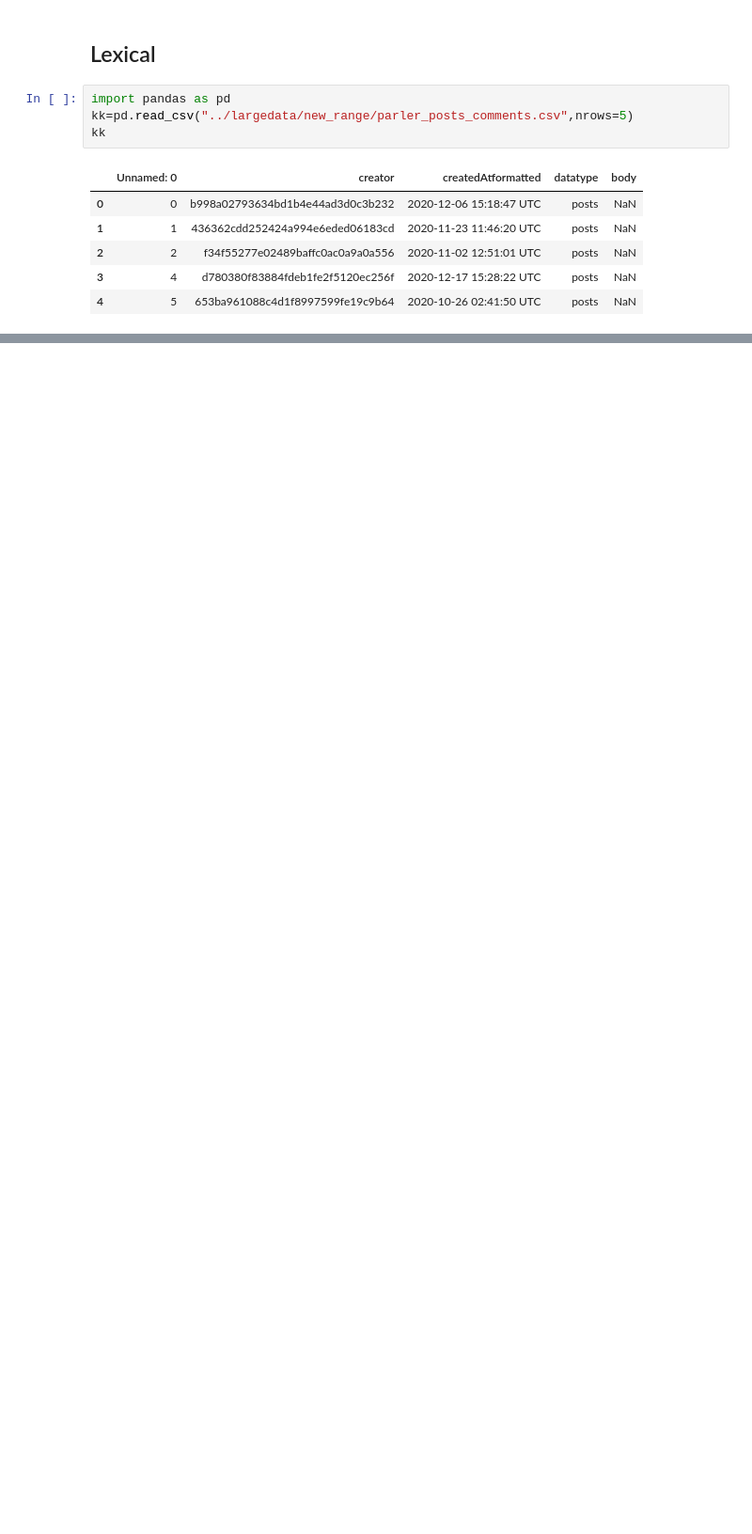
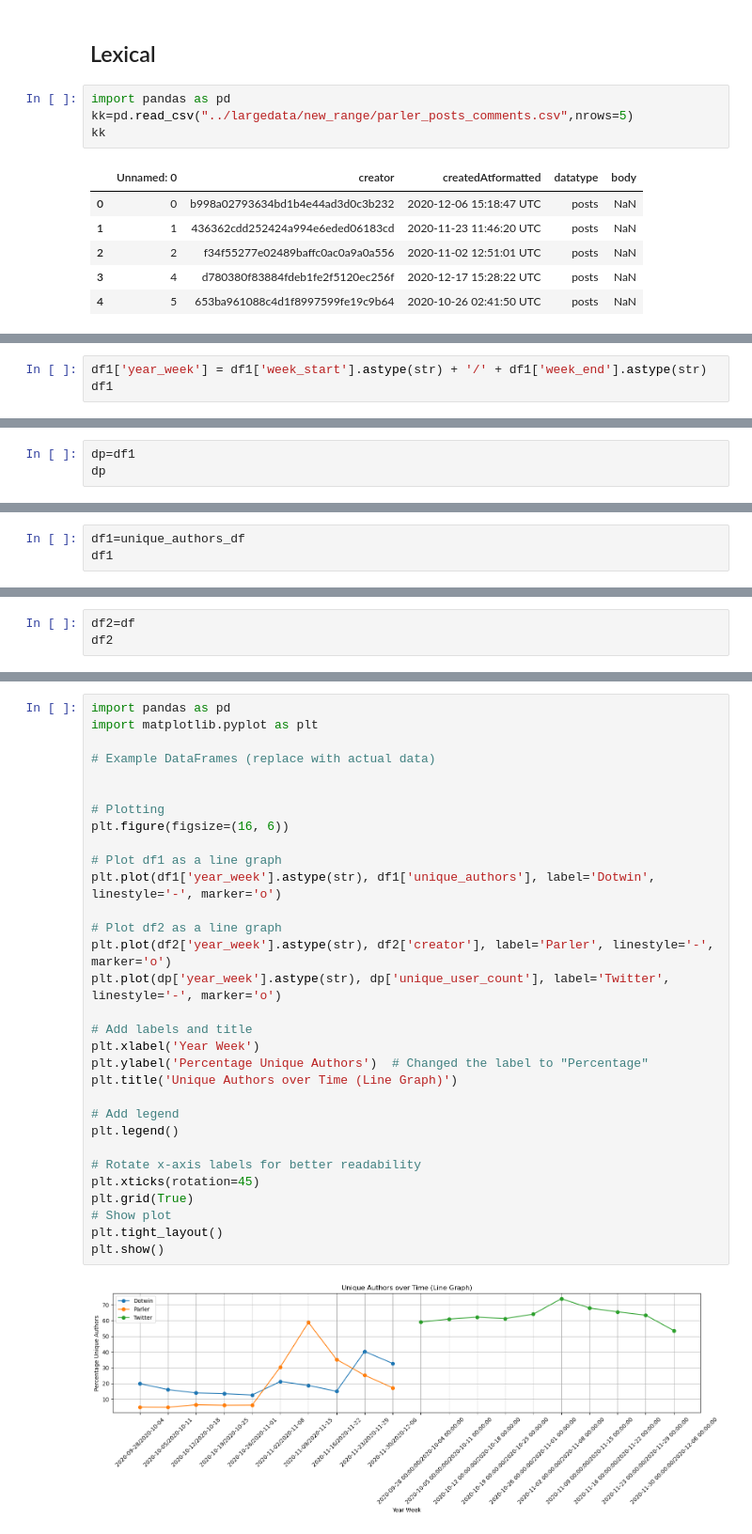
Before and after one commit to nmrastogi/QAnon, a Jupyter notebook: same_range.ipynb, the cells around one changed output, grey strips where cells are left out. Shown at 94% size. Cells and saved outputs as stored; diff of their text form; blank space fills up the shorter version.

```diff
--- a/same_range.ipynb
+++ b/same_range.ipynb
@@ -3125,0 +3266,3 @@ kk
+# %%
+df1['year_week'] = df1['week_start'].astype(str) + '/' + df1['week_end'].astype(str)
+df1
@@ -3125,0 +3281,3 @@ kk
+# %%
+dp=df1
+dp
@@ -3125,0 +3296,3 @@ kk
+# %%
+df1=unique_authors_df
+df1
@@ -3125,0 +3311,3 @@ kk
+# %%
+df2=df
+df2
@@ -3125,0 +3326,33 @@ kk
+# %%
+import pandas as pd
+import matplotlib.pyplot as plt
+
+# Example DataFrames (replace with actual data)
+
+
+# Plotting
+plt.figure(figsize=(16, 6))
+
+# Plot df1 as a line graph
+plt.plot(df1['year_week'].astype(str), df1['unique_authors'], label='Dotwin', linestyle='-', marker='o')
+
+# Plot df2 as a line graph
+plt.plot(df2['year_week'].astype(str), df2['creator'], label='Parler', linestyle='-', marker='o')
+plt.plot(dp['year_week'].astype(str), dp['unique_user_count'], label='Twitter', linestyle='-', marker='o')
+
+# Add labels and title
+plt.xlabel('Year Week')
+plt.ylabel('Percentage Unique Authors')  # Changed the label to "Percentage"
+plt.title('Unique Authors over Time (Line Graph)')
+
+# Add legend
+plt.legend()
+
+# Rotate x-axis labels for better readability
+plt.xticks(rotation=45)
+plt.grid(True)
+# Show plot
+plt.tight_layout()
+plt.show()
+# %% [output]
+[figure, added]
```
Also changed, not shown: parts of 24 cells of this notebook, 1 other file.
